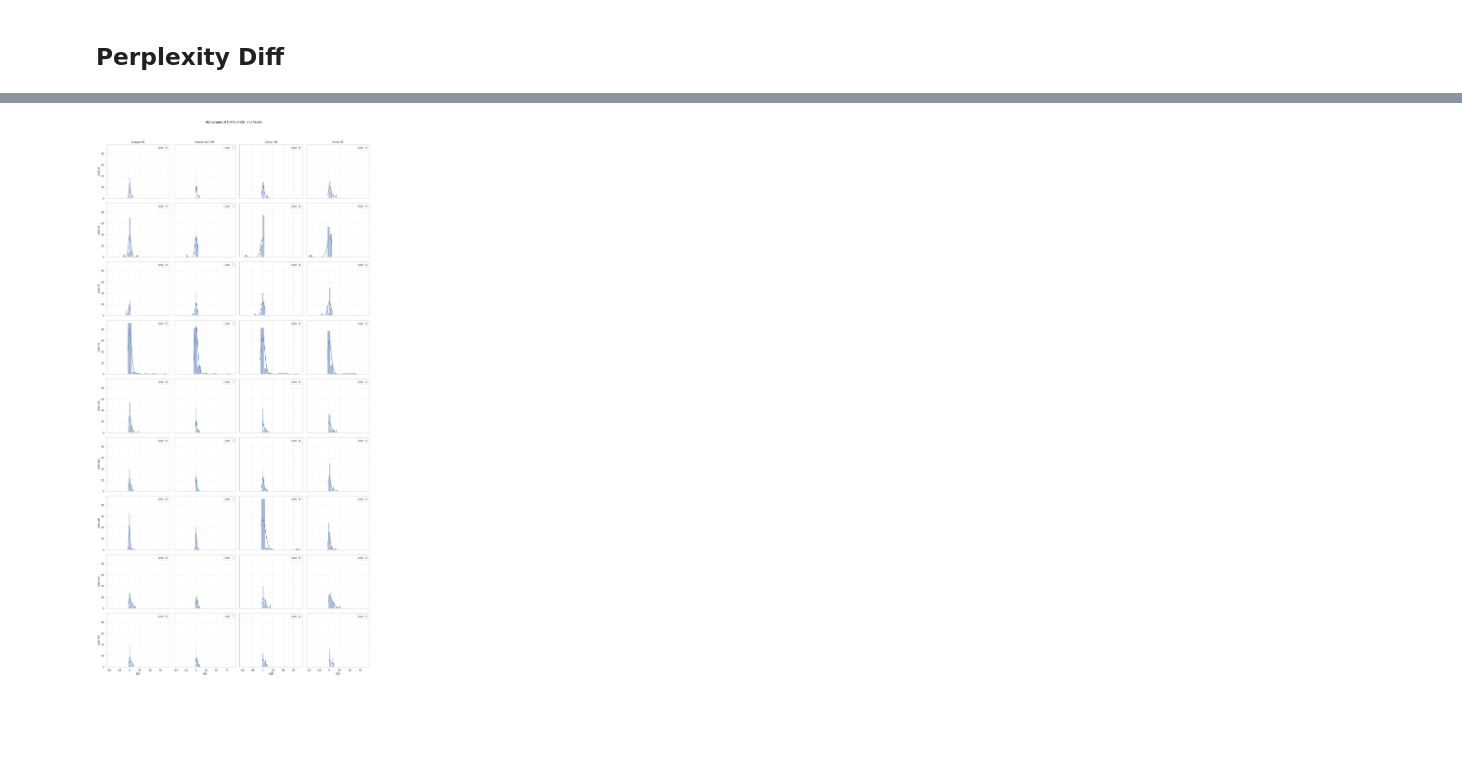
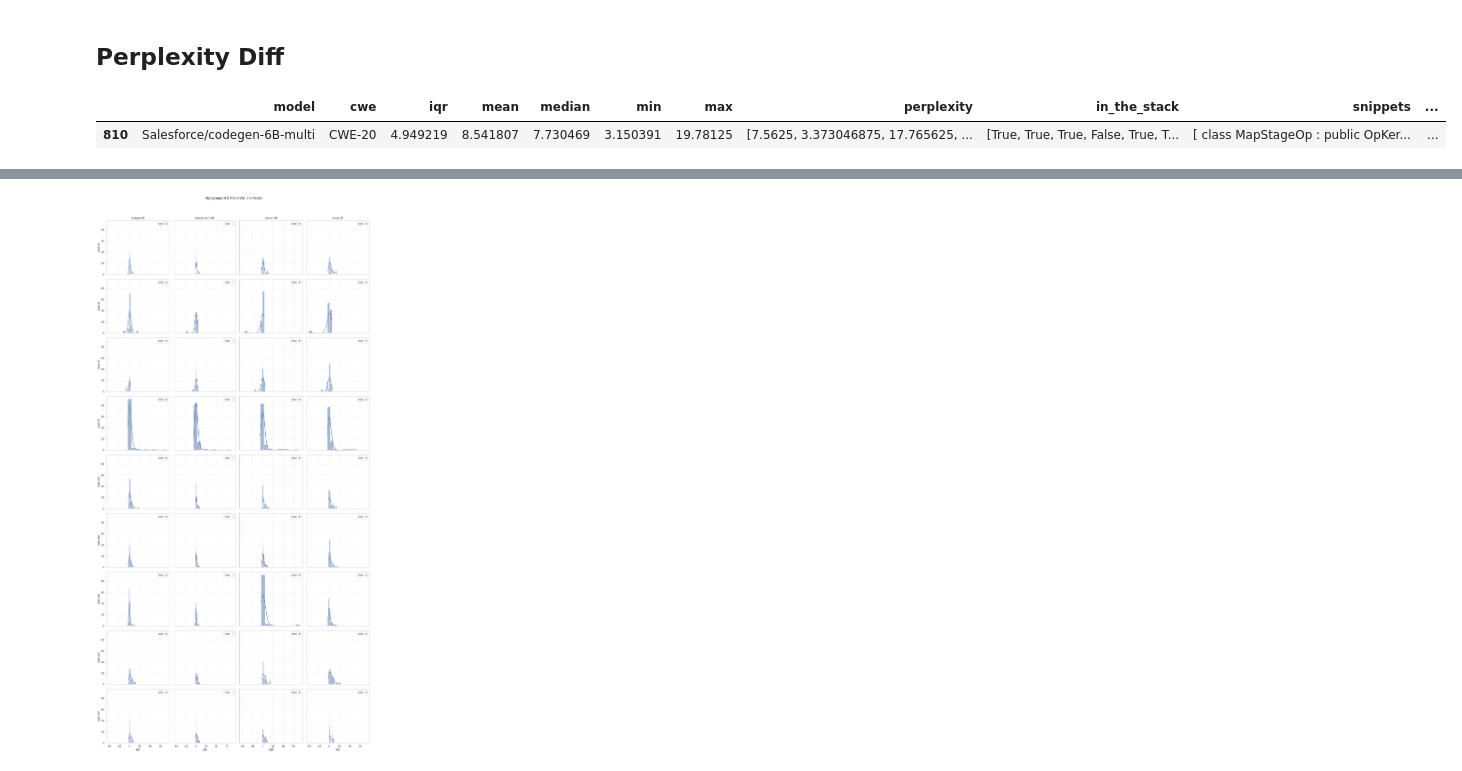
Before and after one commit to rufimelo99/lm-insecure-bias, a Jupyter notebook: sec_aware_cl/perplexity/perplexity.ipynb, the cells around one changed output, grey strips where cells are left out. Cells and saved outputs as stored; diff of their text form; code cells hidden in the pictures; blank space fills up the shorter version.

```diff
--- a/sec_aware_cl/perplexity/perplexity.ipynb
+++ b/sec_aware_cl/perplexity/perplexity.ipynb
@@ -410,3 +470,8 @@ for i, row in test_df.iterrows():
 
 
 test_df = test_df[~test_df["cwe"].str.contains("Patched")]
+# %%
+test_df.head(1)
+# %% [output]
+|  | model | cwe | iqr | mean | median | min | max | perplexity | in_the_stack | snippets | ... |
+| 810 | Salesforce/codegen-6B-multi | CWE-20 | 4.949219 | 8.541807 | 7.730469 | 3.150391 | 19.78125 | [7.5625, 3.373046875, 17.765625, ... | [True, True, True, False, True, T... | [ class MapStageOp : public OpKer... | ... |
```
Also changed, not shown: parts of 12 cells of this notebook, 1 other file.
